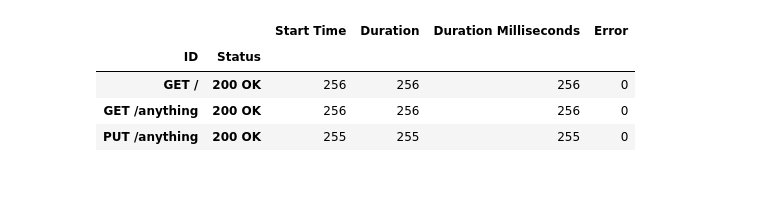
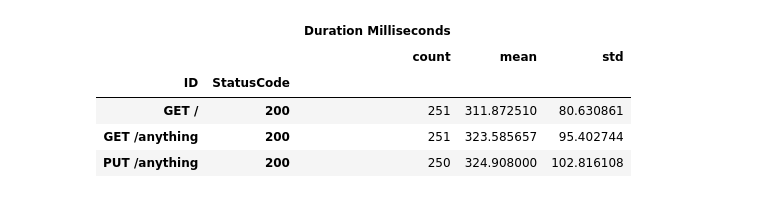
Before and after one commit to axent-pl/httpster, a Jupyter notebook: analyse.ipynb, the cells around one changed output. Cells and saved outputs as stored; diff of their text form; code cells hidden in the pictures.

Commit message:
Added StatusCode; extended documentation

```diff
--- a/analyse.ipynb
+++ b/analyse.ipynb
@@ -16,11 +16,12 @@ df.head()
 # %%
-df.groupby(['ID','Status']).count()
+df.groupby(['ID','StatusCode']).agg({'Duration Milliseconds':['count','mean','std']})
 # %% [output]
-|  |  | Start Time | Duration | Duration Milliseconds | Error |
-| ID | Status |  |  |  |  |
-| GET / | 200 OK | 256 | 256 | 256 | 0 |
-| GET /anything | 200 OK | 256 | 256 | 256 | 0 |
-| PUT /anything | 200 OK | 255 | 255 | 255 | 0 |
+|  |  | Duration Milliseconds |  |  |
+|  |  | count | mean | std |
+| ID | StatusCode |  |  |  |
+| GET / | 200 | 251 | 311.872510 | 80.630861 |
+| GET /anything | 200 | 251 | 323.585657 | 95.402744 |
+| PUT /anything | 200 | 250 | 324.908000 | 102.816108 |
 # %%
 plt.figure(figsize=(12,4))
 sns.lineplot(data=df,x='Start Time',y='Duration Milliseconds',hue="ID",errorbar='se')
```
Also changed, not shown: parts of 3 cells of this notebook, 3 other files.
